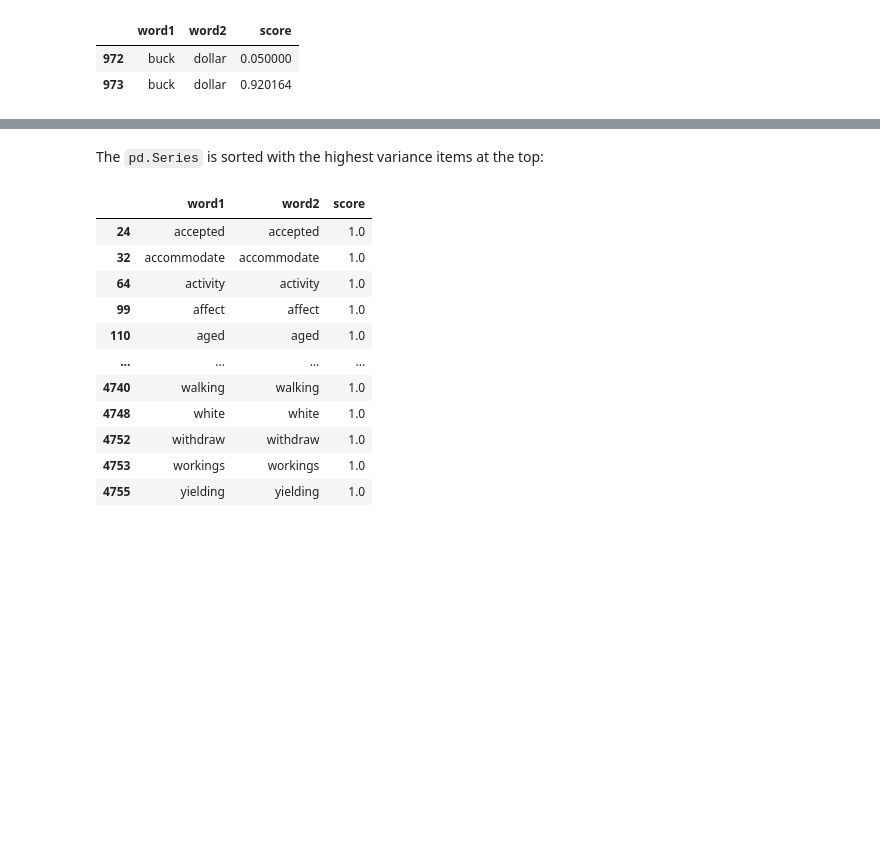
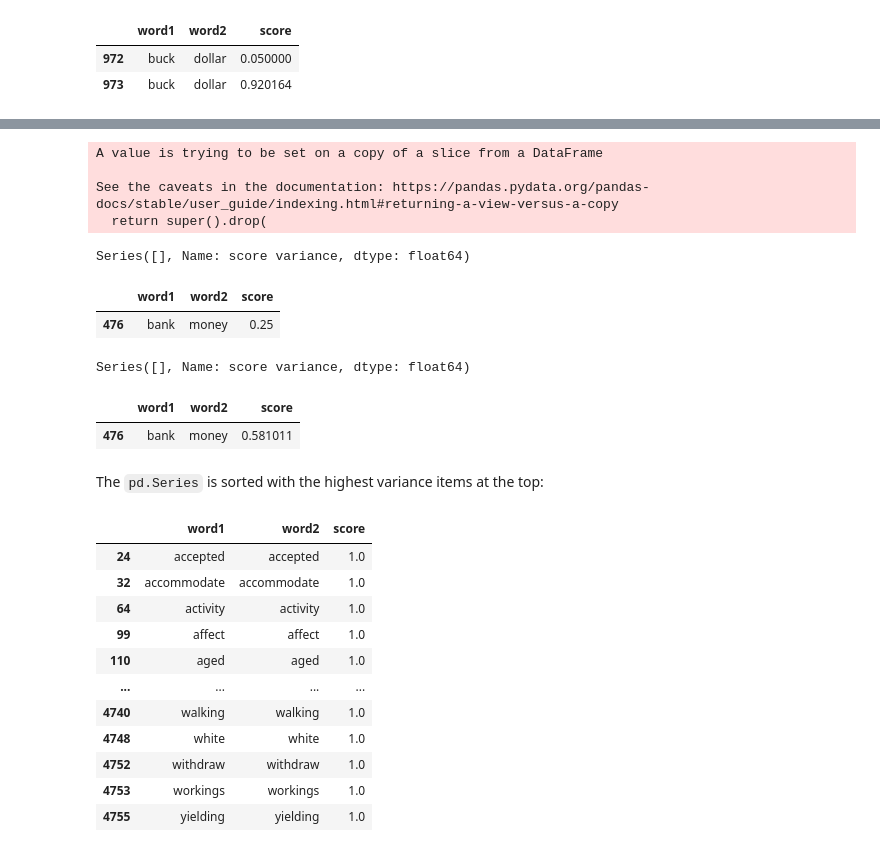
Before and after one commit to americanthinker/cs224u, a Jupyter notebook: hw_wordrelatedness.ipynb, the cells around one changed output, grey strips where cells are left out. Cells and saved outputs as stored; diff of their text form; code cells hidden in the pictures; blank space fills up the shorter version.

```diff
--- a/hw_wordrelatedness.ipynb
+++ b/hw_wordrelatedness.ipynb
@@ -185,3 +344,21 @@ repeats('furnace', 'stove')
+# %%
+lowest = devdf_generator(dev_df, scoring='lowest')
+lowest[(lowest['word1'] == 'bank')&(lowest['word2'] == 'money')]
+# %% [output]
+A value is trying to be set on a copy of a slice from a DataFrame
+
+See the caveats in the documentation: https://pandas.pydata.org/pandas-docs/stable/user_guide/indexing.html#returning-a-view-versus-a-copy
+  return super().drop(
+Series([], Name: score variance, dtype: float64)
+|  | word1 | word2 | score |
+| 476 | bank | money | 0.25 |
+# %%
+average = devdf_generator(dev_df, scoring='mean')
+average[(average['word1'] == 'bank')&(average['word2'] == 'money')]
+# %% [output]
+Series([], Name: score variance, dtype: float64)
+|  | word1 | word2 | score |
+| 476 | bank | money | 0.581011 |
 # %% [markdown]
 The `pd.Series` is sorted with the highest variance items at the top:
 # %%
```
Also changed, not shown: parts of 34 cells of this notebook, 6 other files.
